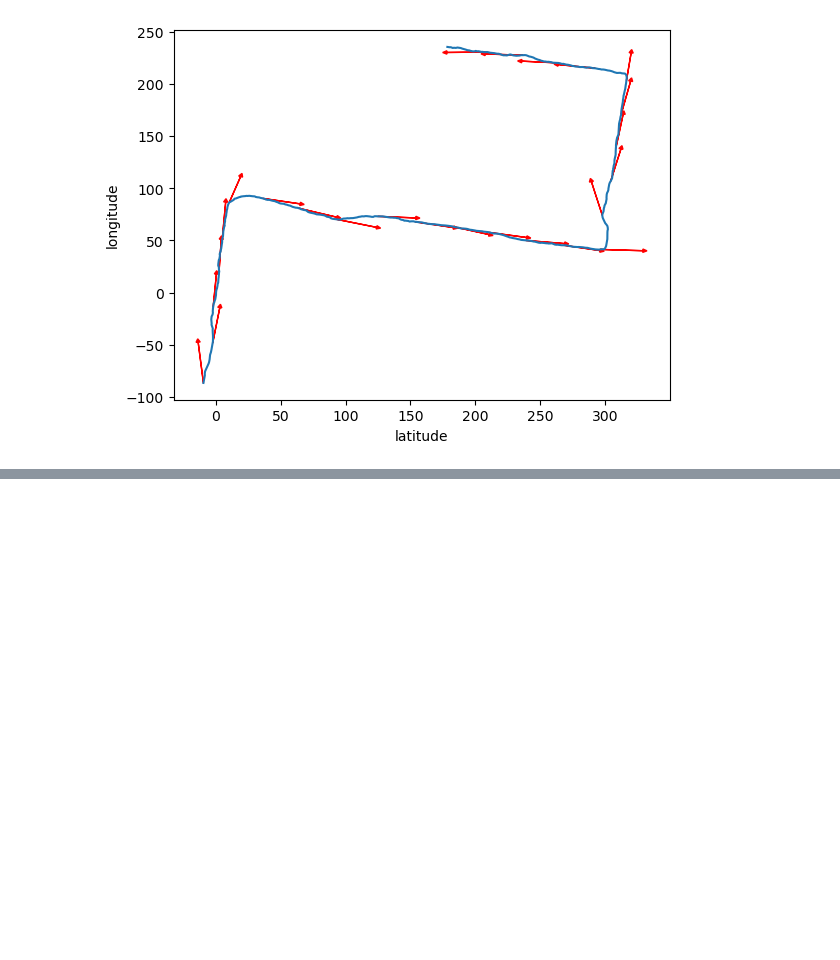
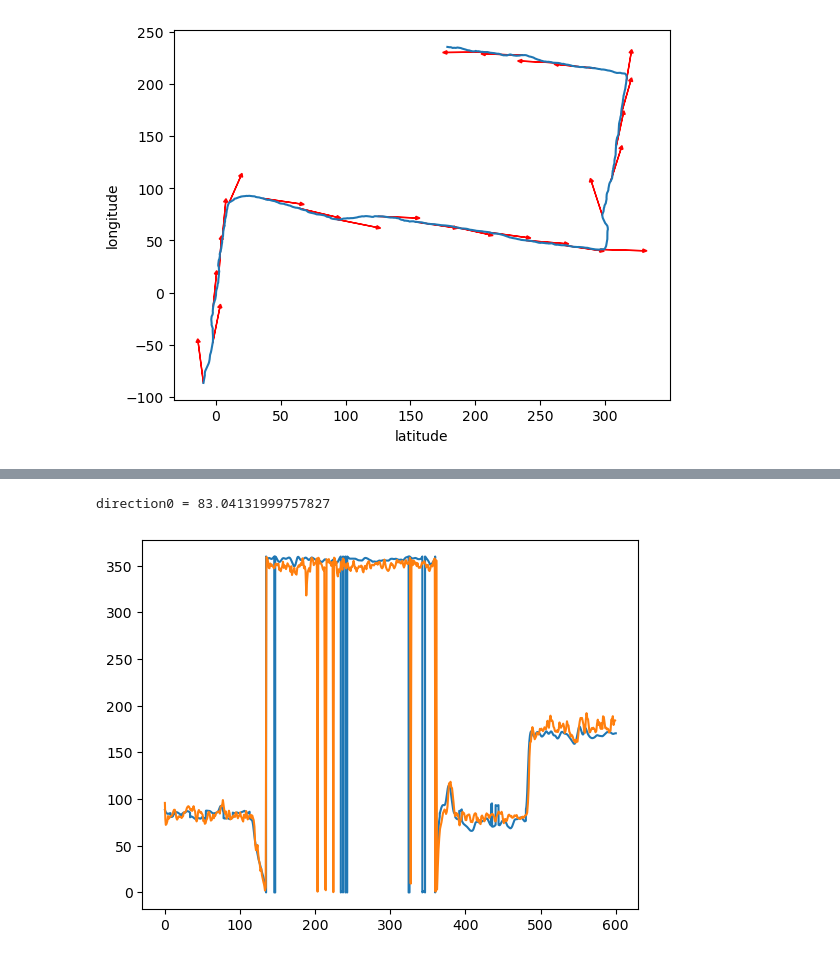
Before and after one commit to nju-aml2022/Pedestrian-Dead-Reckoning-PDR, a Jupyter notebook: direction.ipynb, the cells around one changed output, grey strips where cells are left out. Cells and saved outputs as stored; diff of their text form; code cells hidden in the pictures; blank space fills up the shorter version.

Commit message:
feat: complete direction_predictor.py

```diff
--- a/direction.ipynb
+++ b/direction.ipynb
@@ -122,0 +126,40 @@ plt.show()
+# %%
+def direction_diff(a, b):
+    a = a % 360
+    b = b % 360
+    abs1 = np.abs(a - b)
+    abs2 = 360 - abs1
+    return np.where(abs1 < abs2, abs1, abs2)
+
+# 通过磁场方向和重力加速度叉乘得到东向量
+e = np.cross(m, g)
+# 取前 10% 个东向量平均值作为初始东向量
+size = tc.len_input * 50
+e0 = np.mean(e[:size], axis=0)
+# 求出所有东向量和初始东向量的角度
+angles = np.arccos(np.dot(e, e0) / (np.linalg.norm(e, axis=1) * np.linalg.norm(e0))) * 180 / np.pi
+# e 和 e0 叉乘后与重力点乘得到符号
+signs = - np.sign([np.dot(c, _g) for c, _g in zip(np.cross(e, e0), g)])
+# 输入的正确的前 10% 数据
+direction_valid = tc.direction
+# 每隔 50 取一次平均得到预测的前 10% 数据 (无初始值偏移量)
+direction_offset = []
+for i in range(0, size, 50):
+    direction_offset.append(np.mean((signs * angles)[i: i + 50]))
+direction_offset = np.array(direction_offset)
+# 平均误差
+error_fn = lambda x: np.mean(direction_diff(direction_valid, (direction_offset + x)))
+# 最小化误差获取最佳初始值
+direction0 = scipy.optimize.minimize(error_fn, 0).x[0]
+print(f"{direction0 = }")
+# 方向等于角度加上 direction0
+direction = signs * angles + direction0
+# 取模 360
+direction %= 360
+plt.plot(tc.time, direction)
+if tc.have_location_valid:
+    plt.plot(tc.time_location, tc.direction_valid)
+plt.show()
+# %% [output]
+direction0 = 83.04131999757827
+[figure, added]
```
Also changed, not shown: parts of 7 cells of this notebook, 1 other file.
